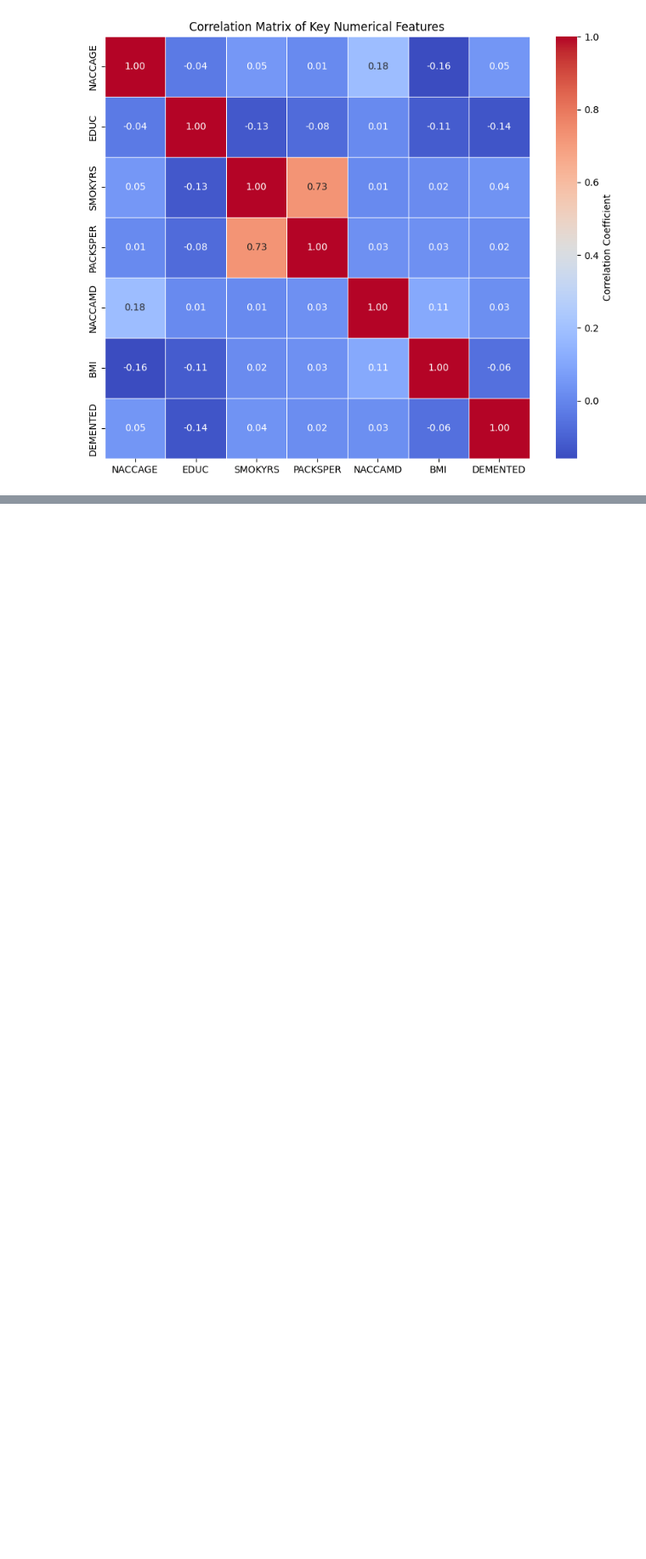
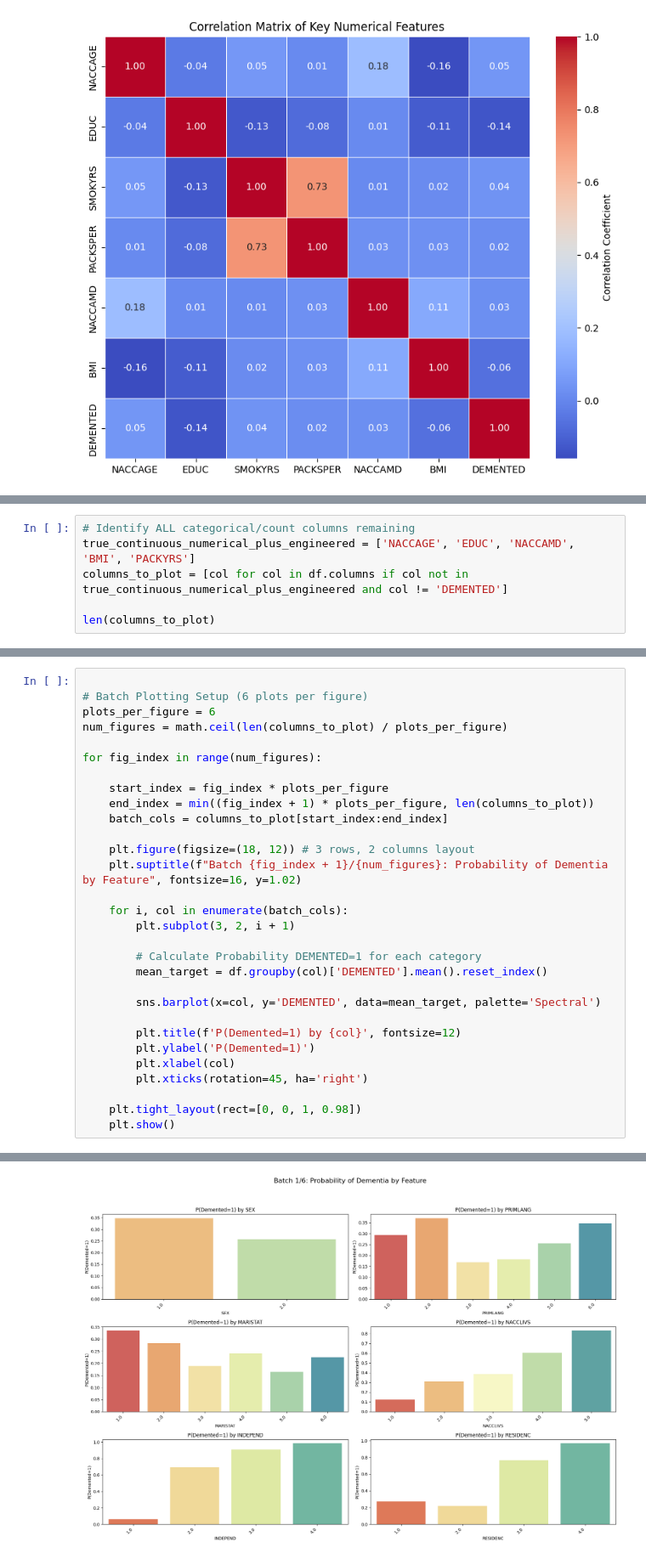
Before and after one commit to Kaveesha-Madhushan17/Model-X-Competition-phase-1, a Jupyter notebook: model_x_dimentia.ipynb, the cells around one changed output, grey strips where cells are left out. Shown at 85% size. Cells and saved outputs as stored; diff of their text form; blank space fills up the shorter version.

```diff
--- a/model_x_dimentia.ipynb
+++ b/model_x_dimentia.ipynb
@@ -634,0 +625,6 @@ Passing `palette` without assigning `hue` is deprecated and will be removed in v
+# %%
+# Identify ALL categorical/count columns remaining
+true_continuous_numerical_plus_engineered = ['NACCAGE', 'EDUC', 'NACCAMD', 'BMI', 'PACKYRS']
+columns_to_plot = [col for col in df.columns if col not in true_continuous_numerical_plus_engineered and col != 'DEMENTED']
+
+len(columns_to_plot)
@@ -634,0 +633,31 @@ Passing `palette` without assigning `hue` is deprecated and will be removed in v
+# %%
+
+# Batch Plotting Setup (6 plots per figure)
+plots_per_figure = 6
+num_figures = math.ceil(len(columns_to_plot) / plots_per_figure)
+
+for fig_index in range(num_figures):
+
+    start_index = fig_index * plots_per_figure
+    end_index = min((fig_index + 1) * plots_per_figure, len(columns_to_plot))
+    batch_cols = columns_to_plot[start_index:end_index]
+
+    plt.figure(figsize=(18, 12)) # 3 rows, 2 columns layout
+    plt.suptitle(f"Batch {fig_index + 1}/{num_figures}: Probability of Dementia by Feature", fontsize=16, y=1.02)
+
+    for i, col in enumerate(batch_cols):
+        plt.subplot(3, 2, i + 1)
+
+        # Calculate Probability DEMENTED=1 for each category
+        mean_target = df.groupby(col)['DEMENTED'].mean().reset_index()
+
+        sns.barplot(x=col, y='DEMENTED', data=mean_target, palette='Spectral')
+
+        plt.title(f'P(Demented=1) by {col}', fontsize=12)
+        plt.ylabel('P(Demented=1)')
+        plt.xlabel(col)
+        plt.xticks(rotation=45, ha='right')
+
+    plt.tight_layout(rect=[0, 0, 1, 0.98])
+    plt.show()
+# %% [output]
@@ -634,0 +681 @@ Passing `palette` without assigning `hue` is deprecated and will be removed in v
+[figure, added]
```
Also changed, not shown: parts of 23 cells of this notebook.
